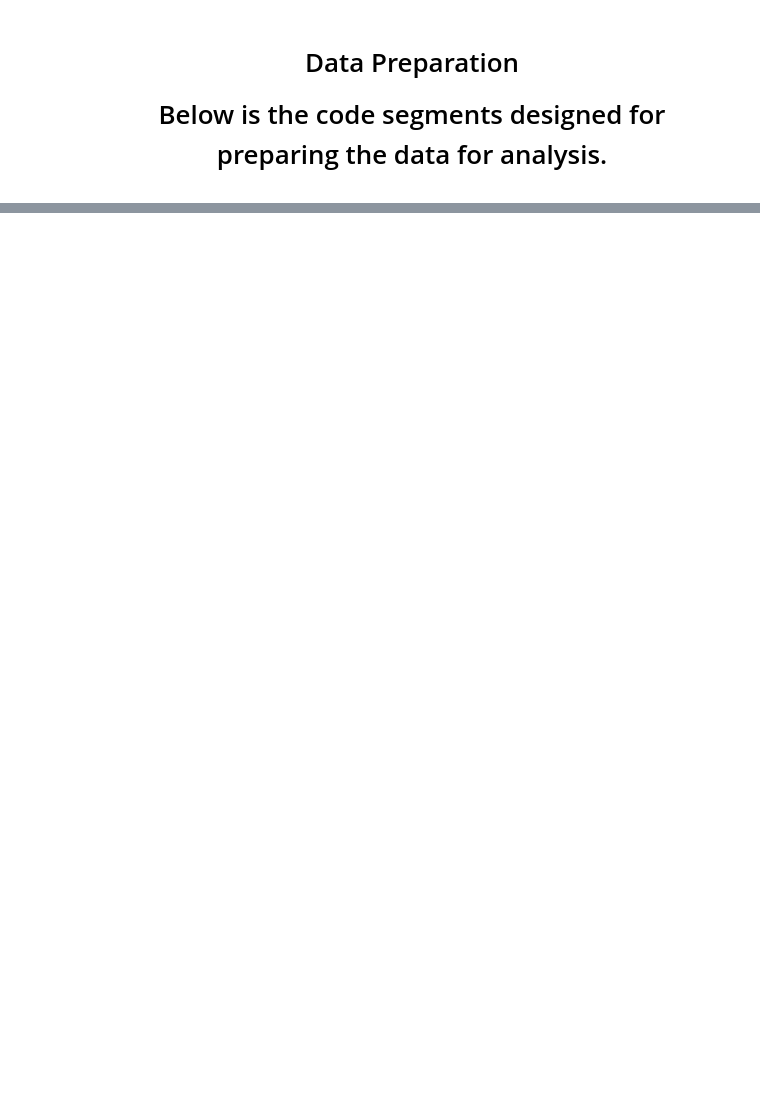
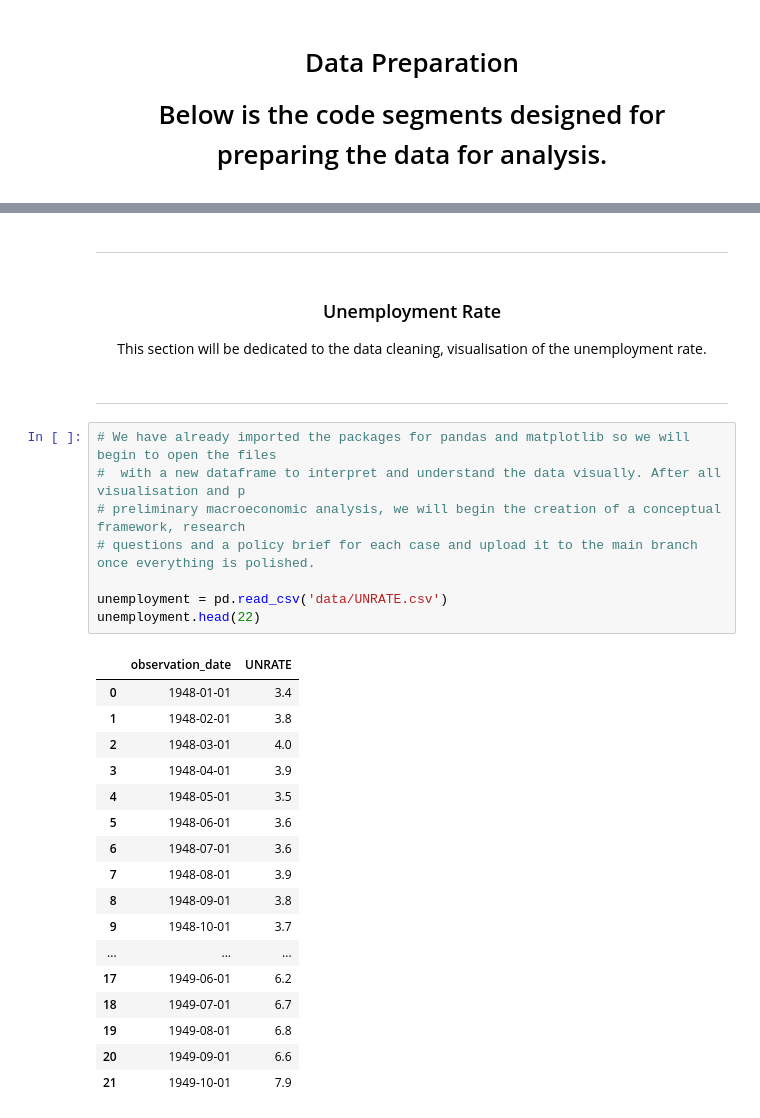
Before and after one commit to DwanjaiOprien/policy-data-exercises, a Jupyter notebook: notebooks/federalreserveeconomics.ipynb, the cells around one changed output, grey strips where cells are left out. Saved outputs shown, nothing was run; the diff lists cells and outputs as text; blank space fills up the shorter version.

```diff
--- a/notebooks/federalreserveeconomics.ipynb
+++ b/notebooks/federalreserveeconomics.ipynb
@@ -48,0 +96,34 @@ ValueError: unconverted data remains when parsing with format "%Y": "-01-01", at
+# %% [markdown]
+----------------------------------------------------------------------------------------------------
+# %% [markdown]
+<h3><center>Unemployment Rate</h3></center>
+
+<p><center>This section will be dedicated to the data cleaning, visualisation of the unemployment rate. </p></center>
+# %% [markdown]
+----------------------------------------------------------------------------------------------------
+# %%
+# We have already imported the packages for pandas and matplotlib so we will begin to open the files
+#  with a new dataframe to interpret and understand the data visually. After all visualisation and p
+# preliminary macroeconomic analysis, we will begin the creation of a conceptual framework, research
+# questions and a policy brief for each case and upload it to the main branch once everything is polished.
+
+unemployment = pd.read_csv('data/UNRATE.csv')
+unemployment.head(22)
+# %% [output]
+|  | observation_date | UNRATE |
+| 0 | 1948-01-01 | 3.4 |
+| 1 | 1948-02-01 | 3.8 |
+| 2 | 1948-03-01 | 4.0 |
+| 3 | 1948-04-01 | 3.9 |
+| 4 | 1948-05-01 | 3.5 |
+| 5 | 1948-06-01 | 3.6 |
+| 6 | 1948-07-01 | 3.6 |
+| 7 | 1948-08-01 | 3.9 |
+| 8 | 1948-09-01 | 3.8 |
+| 9 | 1948-10-01 | 3.7 |
+| ... | ... | ... |
+| 17 | 1949-06-01 | 6.2 |
+| 18 | 1949-07-01 | 6.7 |
+| 19 | 1949-08-01 | 6.8 |
+| 20 | 1949-09-01 | 6.6 |
+| 21 | 1949-10-01 | 7.9 |
```
Also changed, not shown: parts of 15 cells of this notebook, 2 other files.
